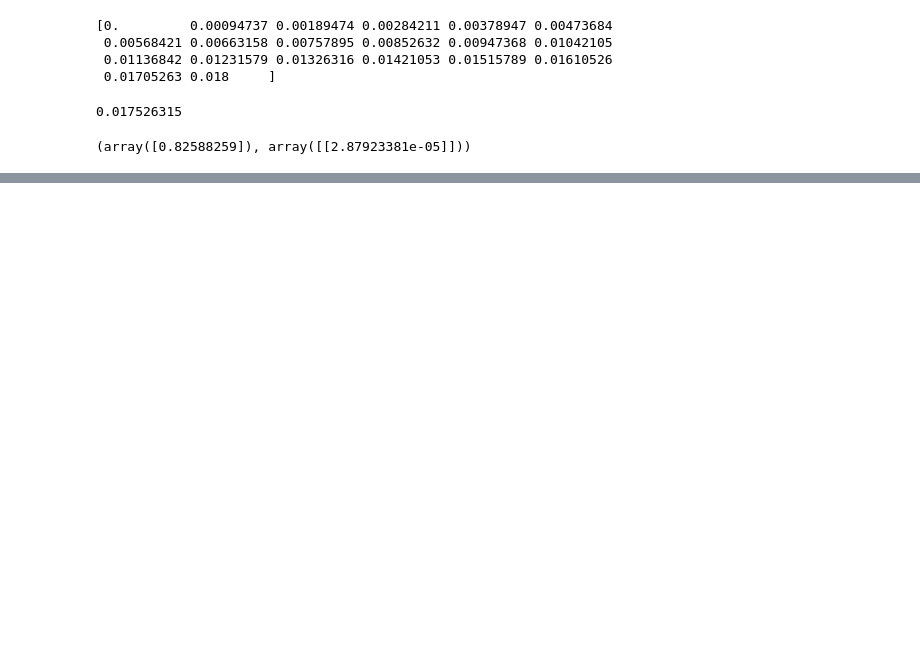
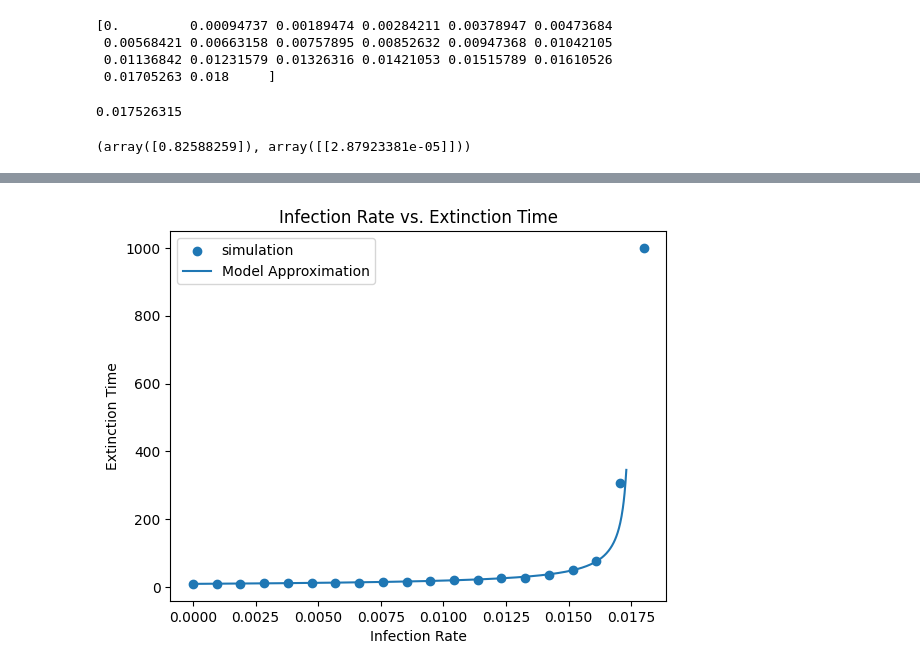
Before and after one commit to sharmashreya2002/iib_project, a Jupyter notebook: Extinction_Time_Simulation/new_model_for_ext_time.ipynb, the cells around one changed output, grey strips where cells are left out. Saved outputs shown, nothing was run; the diff lists cells and outputs as text; code cells hidden in the pictures; blank space fills up the shorter version.

```diff
--- a/Extinction_Time_Simulation/new_model_for_ext_time.ipynb
+++ b/Extinction_Time_Simulation/new_model_for_ext_time.ipynb
@@ -71,0 +72,11 @@ plt.show()
+# %%
+import matplotlib.pyplot as plt
+plt.scatter(b_array, uniform_extinction_times, label = 'simulation')
+plt.plot(model_b, model, label = 'Model Approximation')
+plt.legend()
+plt.title('Infection Rate vs. Extinction Time')
+plt.ylabel('Extinction Time')
+plt.xlabel('Infection Rate')
+plt.show()
+# %% [output]
+[figure, added]
```
Also changed, not shown: parts of 1 cell of this notebook, 2 other files.
